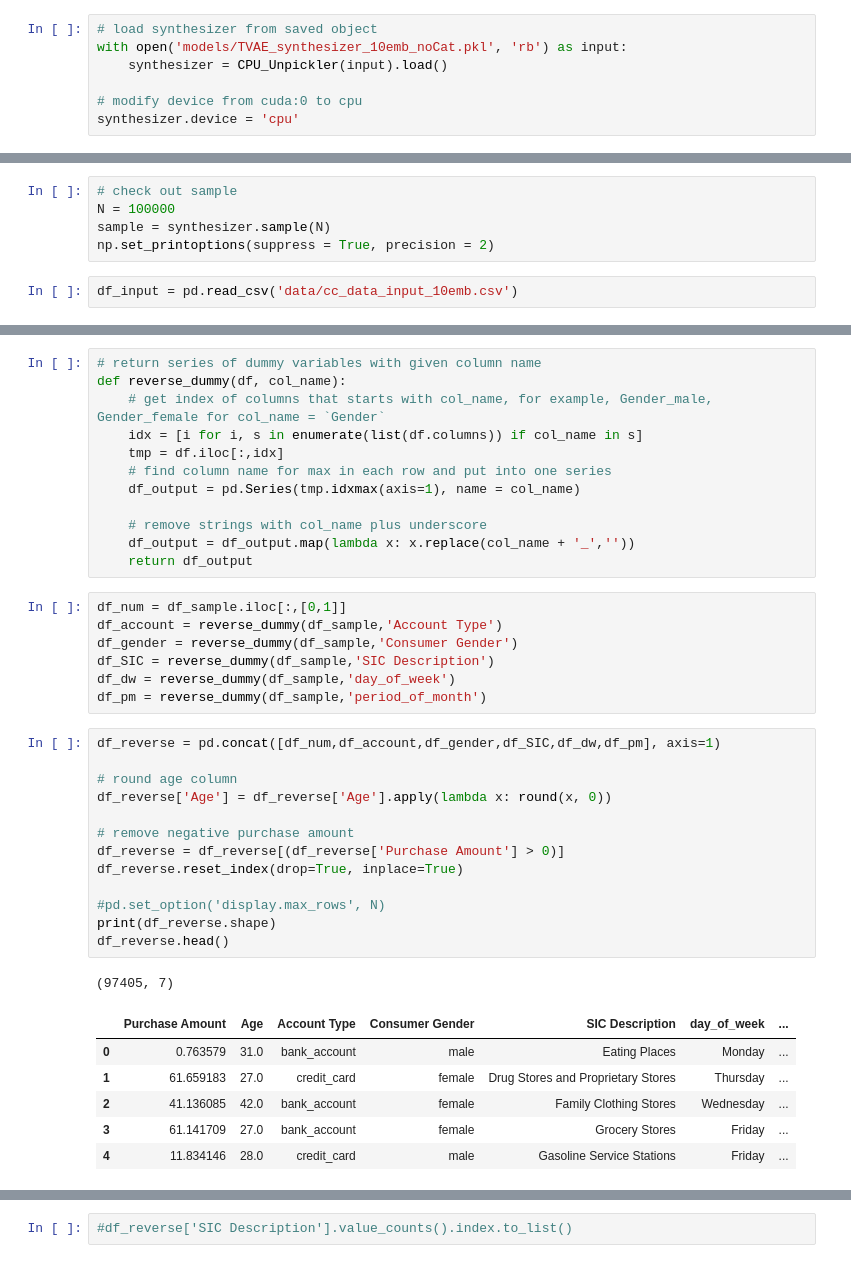
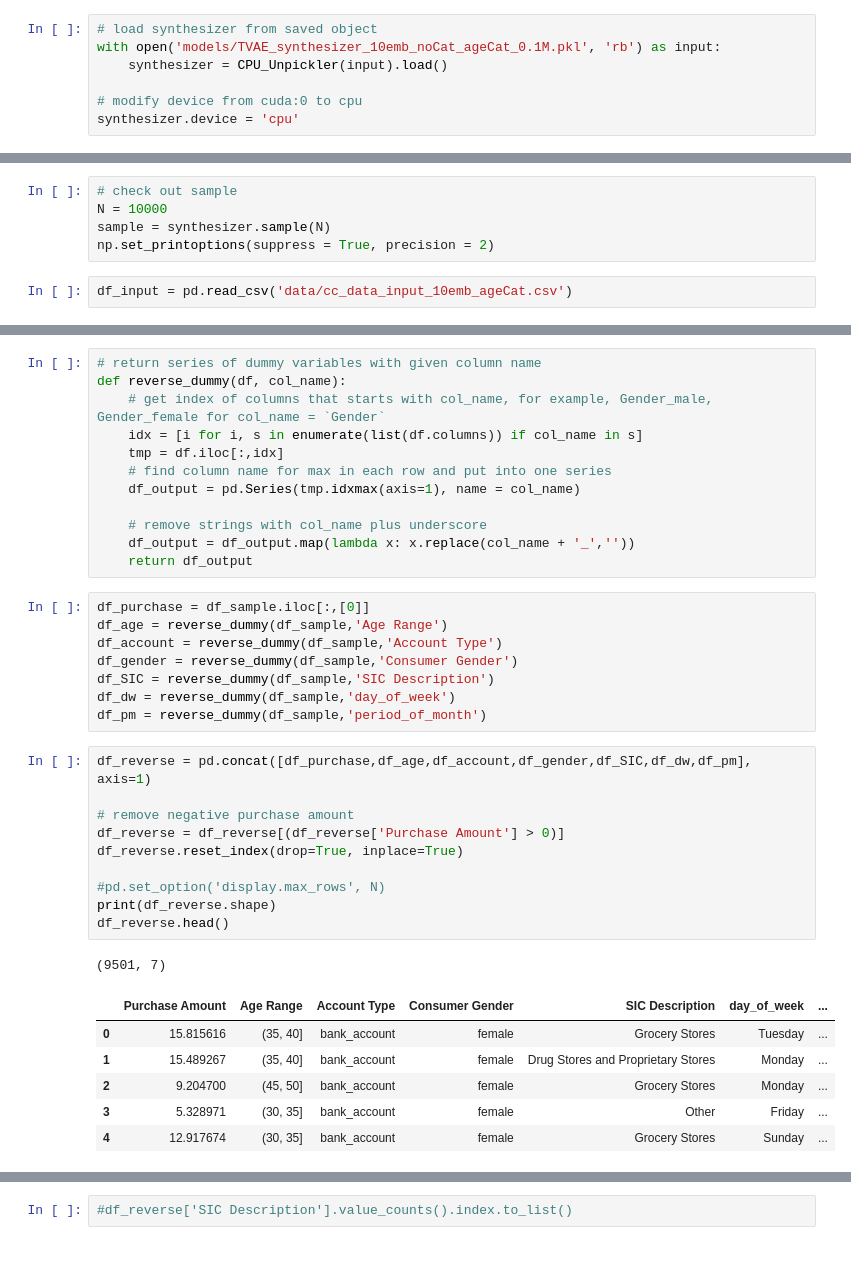
Before and after one commit to rui-zhang-ocean/Predict_Transactions, a Jupyter notebook: check_synthetic_data.ipynb, the cells around one changed output, grey strips where cells are left out. Saved outputs shown, nothing was run; the diff lists cells and outputs as text.

```diff
--- a/check_synthetic_data.ipynb
+++ b/check_synthetic_data.ipynb
@@ -18,7 +18,7 @@ class CPU_Unpickler(pickle.Unpickler):
         else: return super().find_class(module, name)
 # %%
 # load synthesizer from saved object
-with open('models/TVAE_synthesizer_10emb_noCat.pkl', 'rb') as input:
+with open('models/TVAE_synthesizer_10emb_noCat_ageCat_0.1M.pkl', 'rb') as input:
     synthesizer = CPU_Unpickler(input).load()
 
 # modify device from cuda:0 to cpu
@@ -29,11 +29,11 @@ synthesizer.device = 'cpu'
 #    synthesizer = pickle.load(input)
 # %%
 # check out sample
-N = 100000
+N = 10000
 sample = synthesizer.sample(N)
 np.set_printoptions(suppress = True, precision = 2)
 # %%
-df_input = pd.read_csv('data/cc_data_input_10emb.csv')
+df_input = pd.read_csv('data/cc_data_input_10emb_ageCat.csv')
 # %%
 input_columns = list(df_input.columns)[1:]
 # %%
@@ -60,30 +61,28 @@ def reverse_dummy(df, col_name):
     df_output = df_output.map(lambda x: x.replace(col_name + '_',''))
     return df_output
 # %%
-df_num = df_sample.iloc[:,[0,1]]
+df_purchase = df_sample.iloc[:,[0]]
+df_age = reverse_dummy(df_sample,'Age Range')
 df_account = reverse_dummy(df_sample,'Account Type')
 df_gender = reverse_dummy(df_sample,'Consumer Gender')
 df_SIC = reverse_dummy(df_sample,'SIC Description')
 df_dw = reverse_dummy(df_sample,'day_of_week')
 df_pm = reverse_dummy(df_sample,'period_of_month')
 # %%
-df_reverse = pd.concat([df_num,df_account,df_gender,df_SIC,df_dw,df_pm], axis=1)
-
-# round age column
-df_reverse['Age'] = df_reverse['Age'].apply(lambda x: round(x, 0))
+df_reverse = pd.concat([df_purchase,df_age,df_account,df_gender,df_SIC,df_dw,df_pm], axis=1)
 
 # remove negative purchase amount
 df_reverse = df_reverse[(df_reverse['Purchase Amount'] > 0)]
 df_reverse.reset_index(drop=True, inplace=True)
 
 #pd.set_option('display.max_rows', N)
 print(df_reverse.shape)
 df_reverse.head()
 # %% [output]
-(97405, 7)
+(9501, 7)
-|  | Purchase Amount | Age | Account Type | Consumer Gender | SIC Description | day_of_week | ... |
-| 0 | 0.763579 | 31.0 | bank_account | male | Eating Places | Monday | ... |
-| 1 | 61.659183 | 27.0 | credit_card | female | Drug Stores and Proprietary Stores | Thursday | ... |
-| 2 | 41.136085 | 42.0 | bank_account | female | Family Clothing Stores | Wednesday | ... |
-| 3 | 61.141709 | 27.0 | bank_account | female | Grocery Stores | Friday | ... |
-| 4 | 11.834146 | 28.0 | credit_card | male | Gasoline Service Stations | Friday | ... |
+|  | Purchase Amount | Age Range | Account Type | Consumer Gender | SIC Description | day_of_week | ... |
+| 0 | 15.815616 | (35, 40] | bank_account | female | Grocery Stores | Tuesday | ... |
+| 1 | 15.489267 | (35, 40] | bank_account | female | Drug Stores and Proprietary Stores | Monday | ... |
+| 2 | 9.204700 | (45, 50] | bank_account | female | Grocery Stores | Monday | ... |
+| 3 | 5.328971 | (30, 35] | bank_account | female | Other | Friday | ... |
+| 4 | 12.917674 | (30, 35] | bank_account | female | Grocery Stores | Sunday | ... |
```
Also changed, not shown: parts of 10 cells of this notebook, 8 other files.
